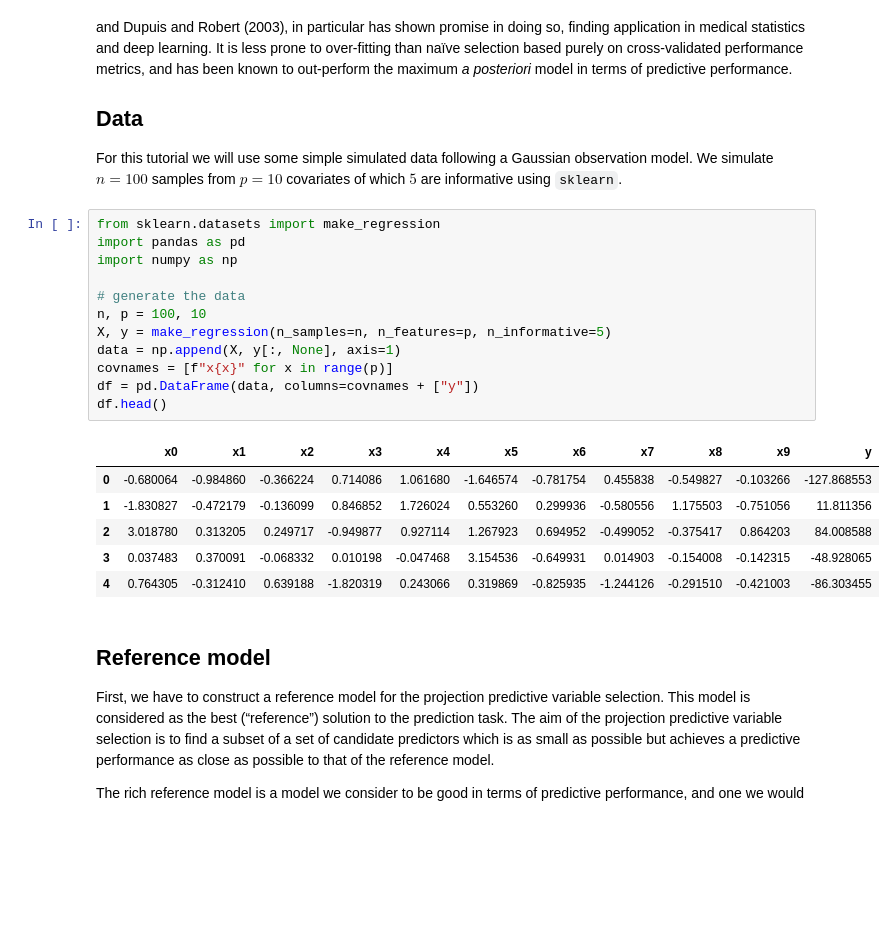
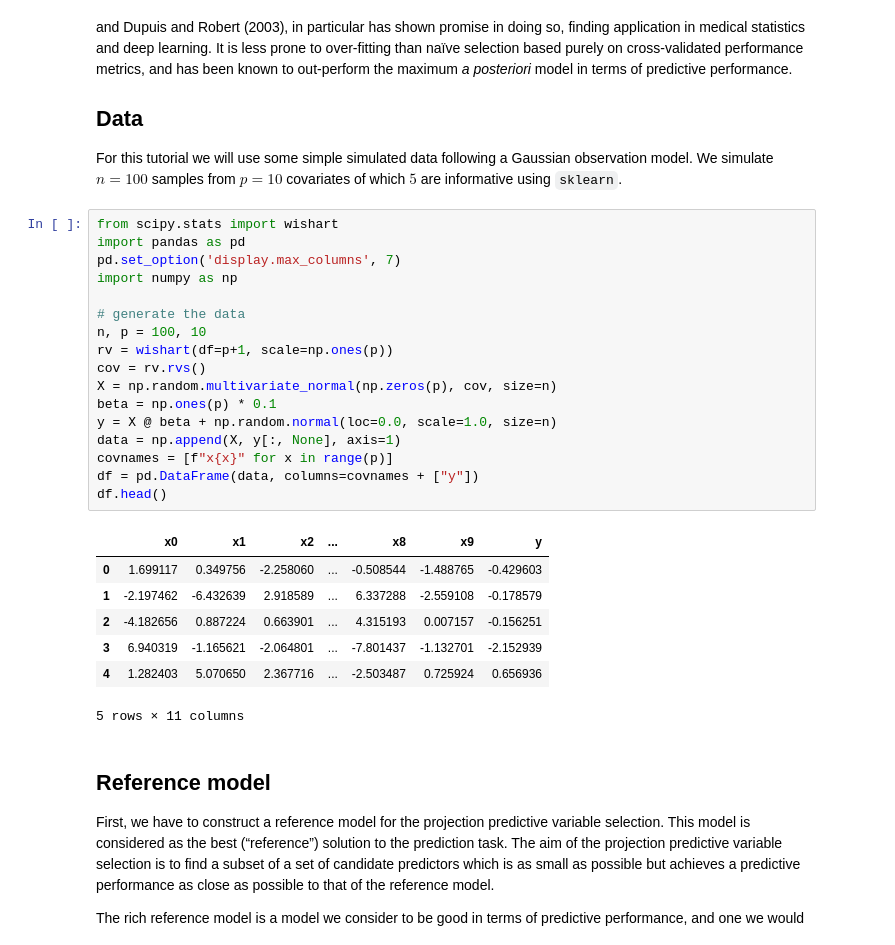
Before and after one commit to bambinos/kulprit, a Jupyter notebook: docs/notebooks/tutorials/intro.ipynb, the cells around one changed output. Saved outputs shown, nothing was run; the diff lists cells and outputs as text; blank space fills up the shorter version.

```diff
--- a/docs/notebooks/tutorials/intro.ipynb
+++ b/docs/notebooks/tutorials/intro.ipynb
@@ -9,24 +9,30 @@ The Bayesian community has recently witnessed a rapid growth in theoretical and
 
 For this tutorial we will use some simple simulated data following a Gaussian observation model. We simulate $n = 100$ samples from $p = 10$ covariates of which $5$ are informative using `sklearn`.
 # %%
-from sklearn.datasets import make_regression
+from scipy.stats import wishart
 import pandas as pd
+pd.set_option('display.max_columns', 7)
 import numpy as np
 
 # generate the data
 n, p = 100, 10
-X, y = make_regression(n_samples=n, n_features=p, n_informative=5)
+rv = wishart(df=p+1, scale=np.ones(p))
+cov = rv.rvs()
+X = np.random.multivariate_normal(np.zeros(p), cov, size=n)
+beta = np.ones(p) * 0.1
+y = X @ beta + np.random.normal(loc=0.0, scale=1.0, size=n)
 data = np.append(X, y[:, None], axis=1)
 covnames = [f"x{x}" for x in range(p)]
 df = pd.DataFrame(data, columns=covnames + ["y"])
 df.head()
 # %% [output]
-|  | x0 | x1 | x2 | x3 | x4 | x5 | x6 | x7 | x8 | x9 | y |
-| 0 | -0.680064 | -0.984860 | -0.366224 | 0.714086 | 1.061680 | -1.646574 | -0.781754 | 0.455838 | -0.549827 | -0.103266 | -127.868553 |
-| 1 | -1.830827 | -0.472179 | -0.136099 | 0.846852 | 1.726024 | 0.553260 | 0.299936 | -0.580556 | 1.175503 | -0.751056 | 11.811356 |
-| 2 | 3.018780 | 0.313205 | 0.249717 | -0.949877 | 0.927114 | 1.267923 | 0.694952 | -0.499052 | -0.375417 | 0.864203 | 84.008588 |
-| 3 | 0.037483 | 0.370091 | -0.068332 | 0.010198 | -0.047468 | 3.154536 | -0.649931 | 0.014903 | -0.154008 | -0.142315 | -48.928065 |
-| 4 | 0.764305 | -0.312410 | 0.639188 | -1.820319 | 0.243066 | 0.319869 | -0.825935 | -1.244126 | -0.291510 | -0.421003 | -86.303455 |
+|  | x0 | x1 | x2 | ... | x8 | x9 | y |
+| 0 | 1.699117 | 0.349756 | -2.258060 | ... | -0.508544 | -1.488765 | -0.429603 |
+| 1 | -2.197462 | -6.432639 | 2.918589 | ... | 6.337288 | -2.559108 | -0.178579 |
+| 2 | -4.182656 | 0.887224 | 0.663901 | ... | 4.315193 | 0.007157 | -0.156251 |
+| 3 | 6.940319 | -1.165621 | -2.064801 | ... | -7.801437 | -1.132701 | -2.152939 |
+| 4 | 1.282403 | 5.070650 | 2.367716 | ... | -2.503487 | 0.725924 | 0.656936 |
+5 rows × 11 columns
 # %% [markdown]
 ## Reference model
 
```
Also changed, not shown: parts of 5 cells of this notebook, 2 other files.
